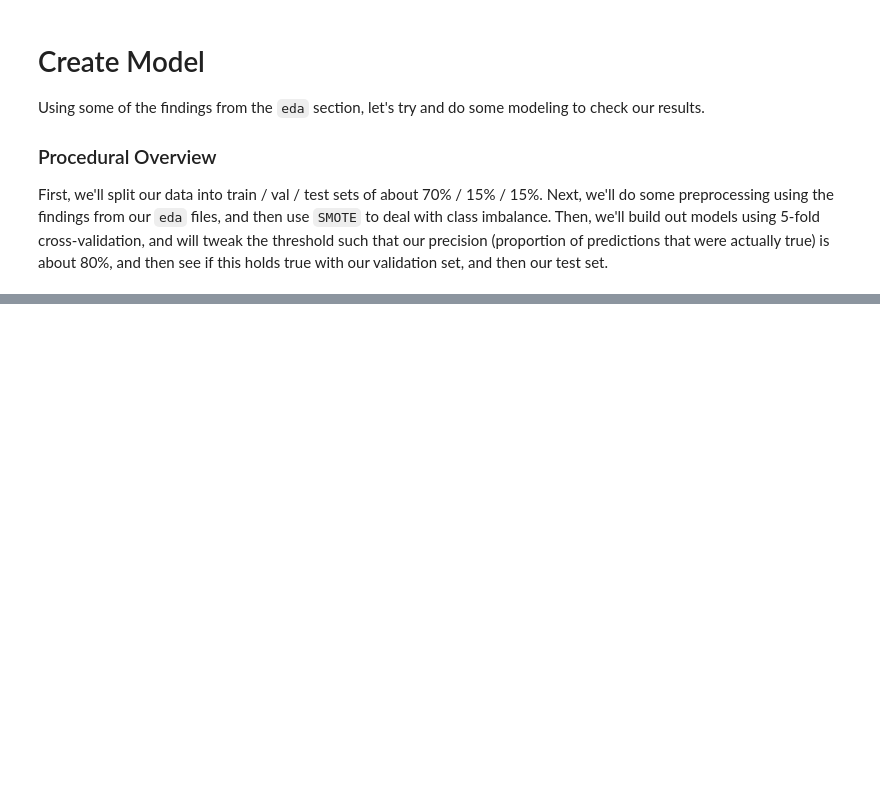
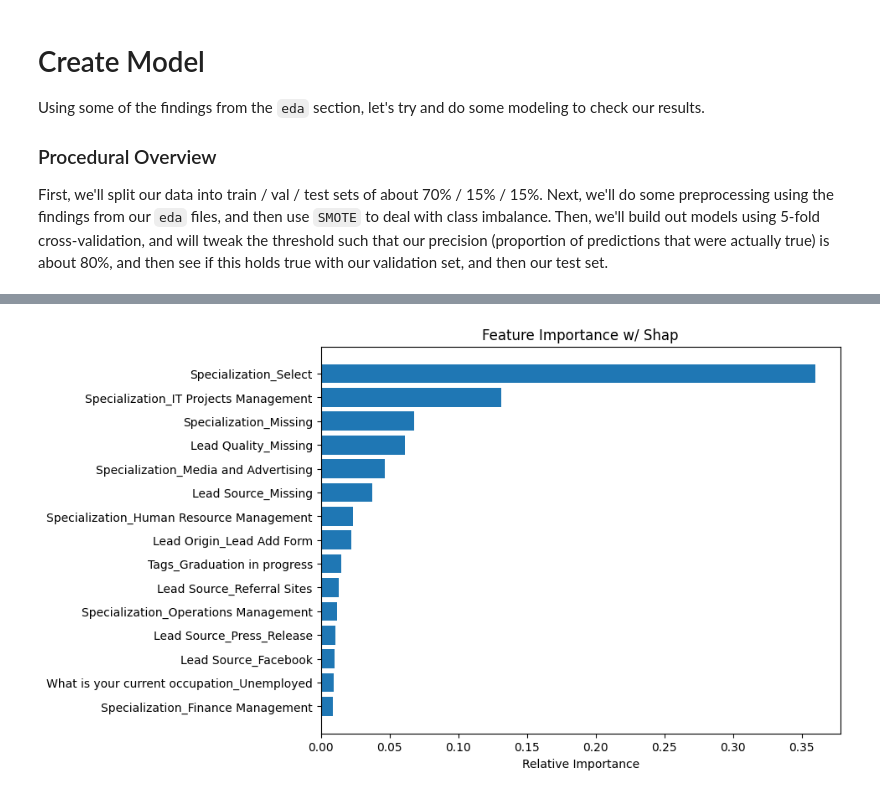
Before and after one commit to linusscjen/q-leads-scoring, a Jupyter notebook: src/model/model_data.ipynb, the cells around one changed output, grey strips where cells are left out. Saved outputs shown, nothing was run; the diff lists cells and outputs as text; code cells hidden in the pictures; blank space fills up the shorter version.

```diff
--- a/src/model/model_data.ipynb
+++ b/src/model/model_data.ipynb
@@ -28,0 +306,18 @@ Now, apply some data preprocessing from our previous findings. TODO: Because we'
+# %%
+# Shap for all features
+# Get top 15 features
+features = x_train2.columns
+importances = xgb_model_sel2.best_estimator_.feature_importances_
+indices = np.argsort(importances)
+num_features = 15
+
+# Plotting
+plt.figure(figsize=(8, 6))
+plt.title("Feature Importance w/ Shap")
+
+plt.barh(range(num_features), importances[indices[-num_features:]], align="center")
+plt.yticks(range(num_features), [features[i] for i in indices[-num_features:]])
+plt.xlabel("Relative Importance")
+plt.show()
+# %% [output]
+[figure, added]
```
Also changed, not shown: parts of 24 cells of this notebook, 1 other file.
